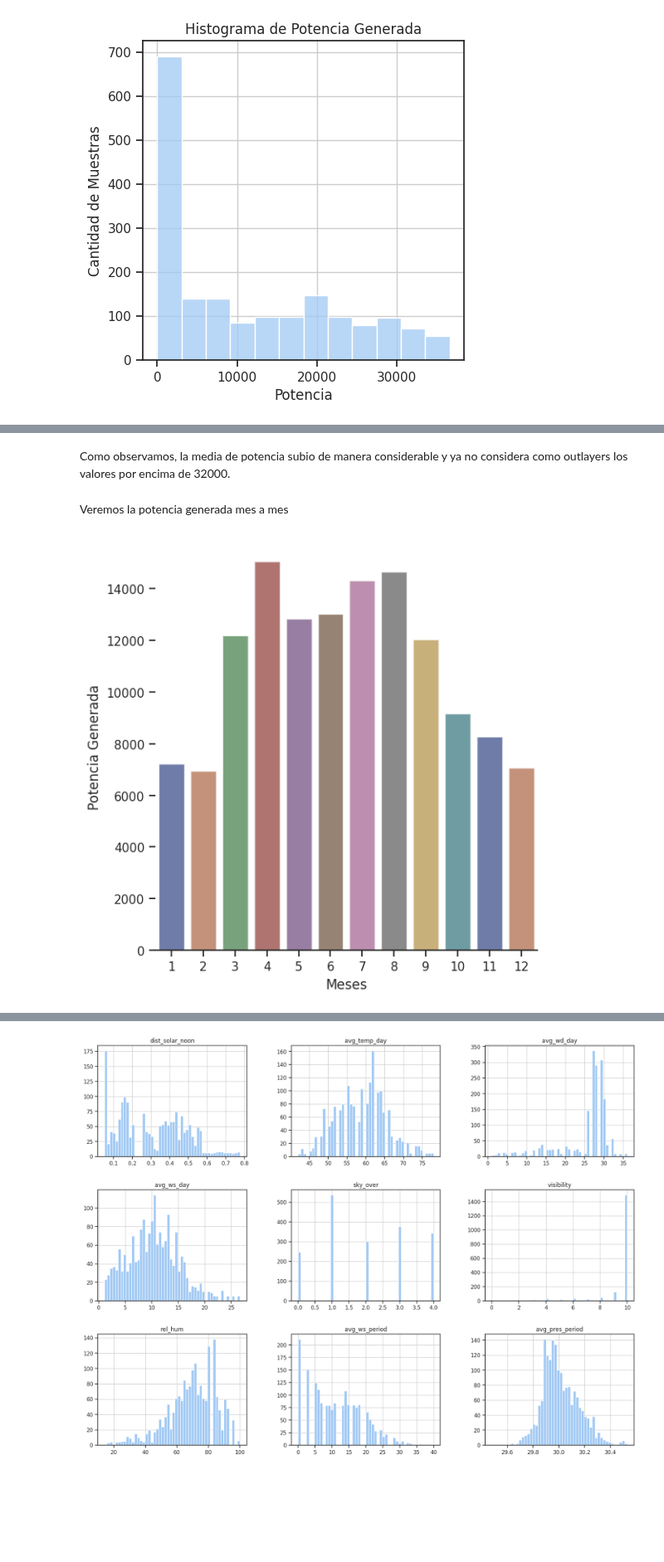
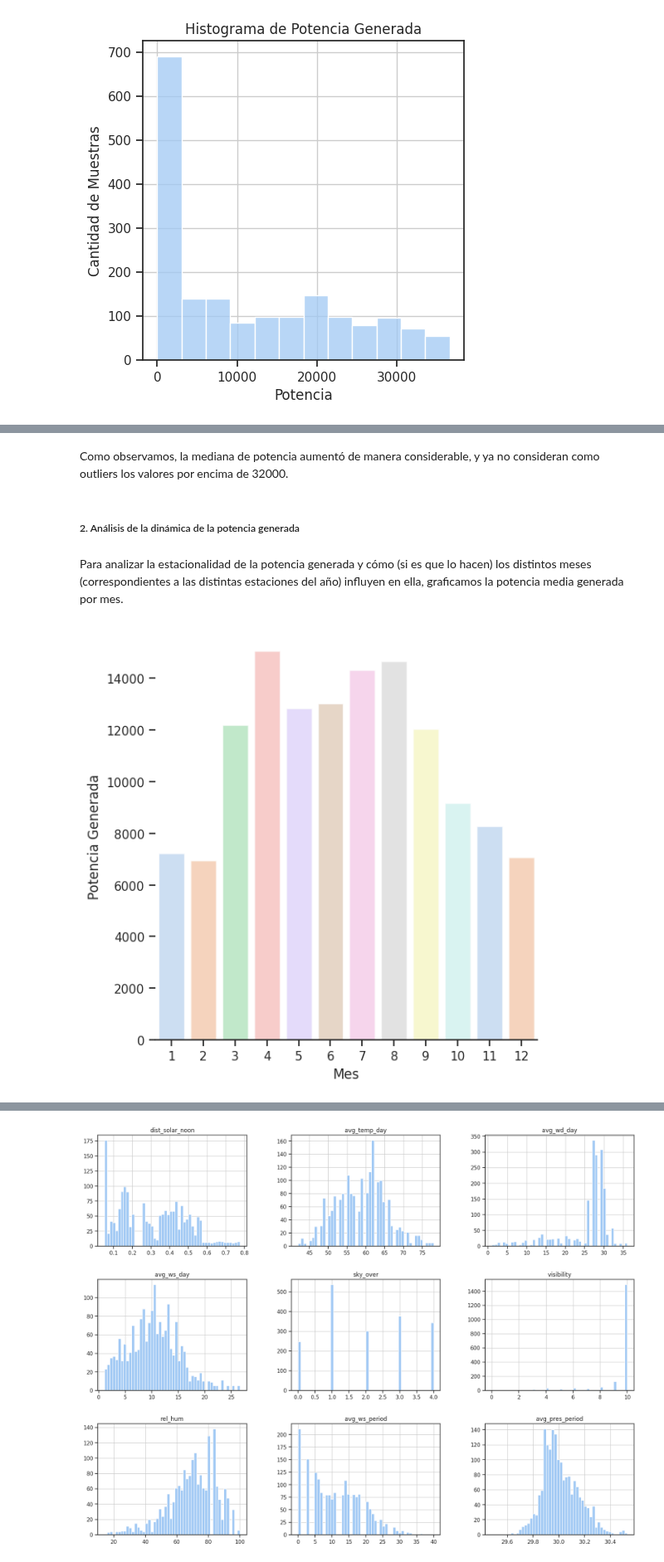
Before and after one commit to FernandoEzequiel/Coder, a Jupyter notebook: notebook/Entregas Coder/Visualizaciones_GarciaGonzalez.ipynb, the cells around one changed output, grey strips where cells are left out. Shown at 83% size. Cells and saved outputs as stored; diff of their text form; code cells hidden in the pictures; blank space fills up the shorter version.

Commit message:
para_entrega

```diff
--- a/notebook/Entregas Coder/Visualizaciones_GarciaGonzalez.ipynb
+++ b/notebook/Entregas Coder/Visualizaciones_GarciaGonzalez.ipynb
@@ -205,2 +211,2 @@ fig.savefig('../Entregas Coder/Figuras/03_sn_BoxPlot_Pot.png')
 # %% [markdown]
-Como observamos, la media de potencia subio de manera considerable y ya no considera como outlayers los valores por encima de 32000.
+Como observamos, la mediana de potencia aumentó de manera considerable, y ya no consideran como outliers los valores por encima de 32000.
@@ -221,16 +213,18 @@ xxx = (df_DataSet2_dia['day_year'].unique())
-# %% [markdown]
-Veremos la potencia generada mes a mes
+# %% [markdown]
+##### 2. Análisis de la dinámica de la potencia generada
+# %% [markdown]
+Para analizar la estacionalidad de la potencia generada y cómo (si es que lo hacen) los distintos meses (correspondientes a las distintas estaciones del año) influyen en ella, graficamos la potencia media generada por mes.
 # %%
-# Barplot
+# Barplot: Gráfica de la potencia media generada por mes
 df_DataSet2_dia.groupby('day_year').mean()
 g = sns.catplot(
     data=df_DataSet2_dia.groupby('day_year').mean().groupby('month').mean(), kind="bar",
     x=[1,2,3,4,5,6,7,8,9,10,11,12], y="power_gen",
-    errorbar="sd", palette="dark", alpha=.6, height=6, color = 'b'
+    errorbar="sd", palette="pastel", alpha=.6, height=6, color = 'b'
 )
 g.despine(left=True)
-g.set_axis_labels("Meses", "Potencia Generada")
+g.set_axis_labels("Mes", "Potencia Generada")
 
 g.savefig('../Entregas Coder/Figuras/04_sn_BarPlot_Mes_Pot.png')
 # %% [output]
-[figure, old version]
+[figure, new version]
```
Also changed, not shown: parts of 29 cells of this notebook, 6 other files.
